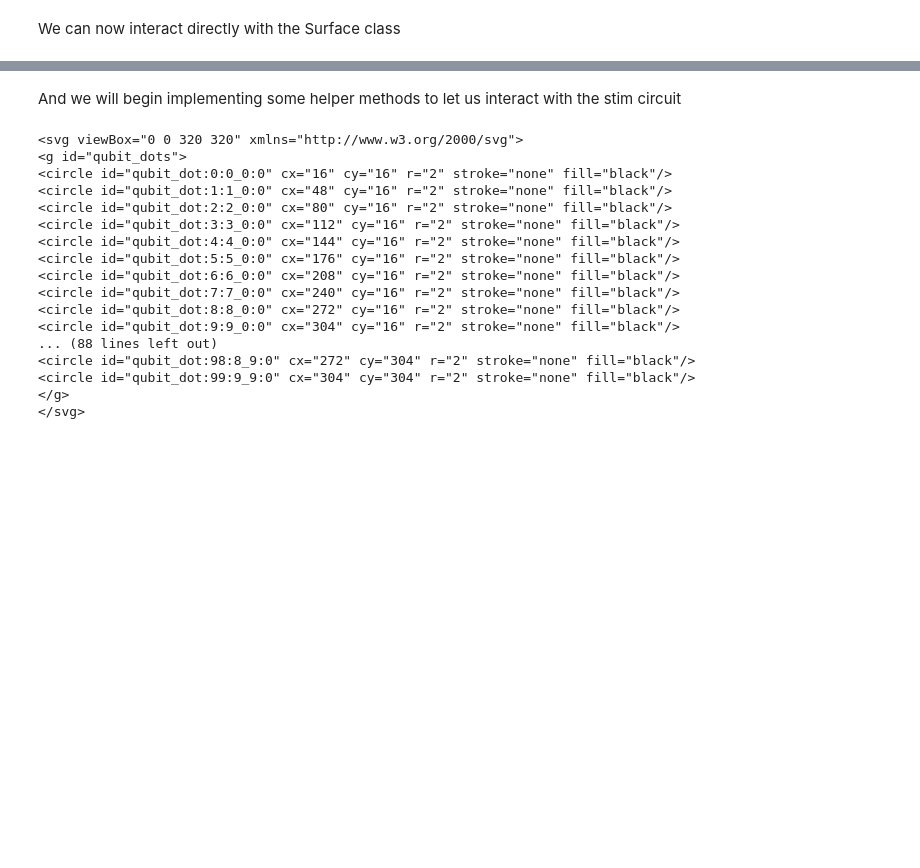
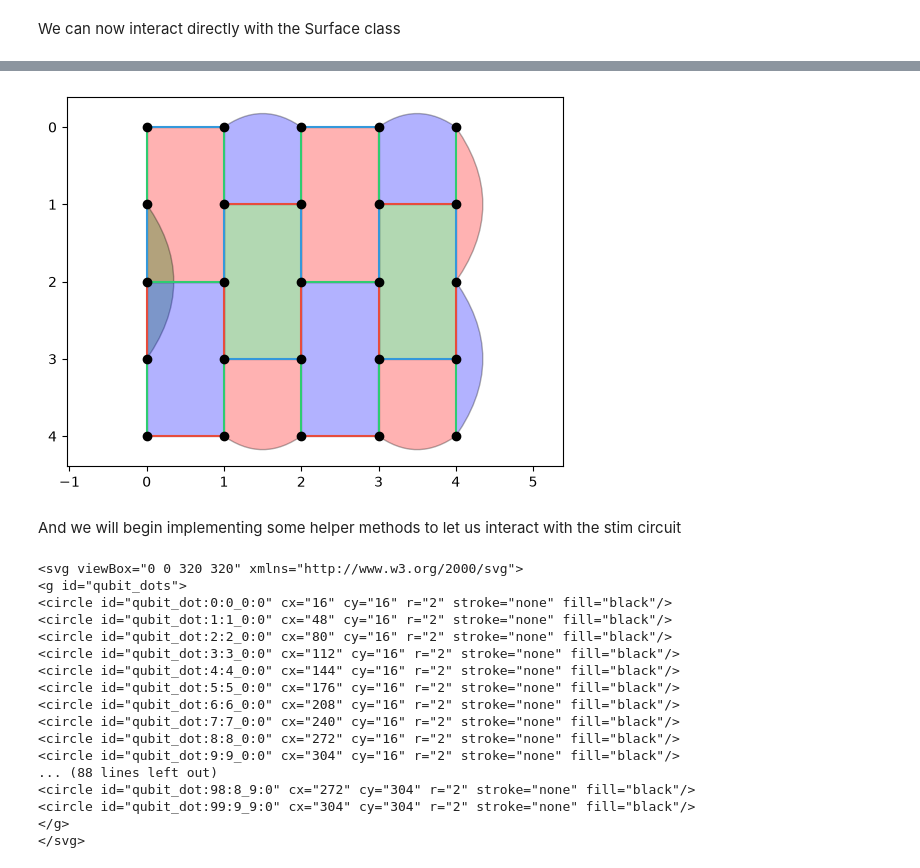
Before and after one commit to OliverRedhead/Floquet-Codes-Preparing-Magic-States, a Jupyter notebook: CSS_honeycomb/testing/hex_lattice_testing.ipynb, the cells around one changed output, grey strips where cells are left out. Drawn from its saved outputs; the diff is of its cells as text; code cells hidden in the pictures; blank space fills up the shorter version.

```diff
--- a/CSS_honeycomb/testing/hex_lattice_testing.ipynb
+++ b/CSS_honeycomb/testing/hex_lattice_testing.ipynb
@@ -252,3 +252,8 @@ s.plot_surface(coordinates='hex')
+# %%
+s = Surface(5, 5)
+s.plot_surface()
+# %% [output]
+[figure, added]
 # %% [markdown]
 And we will begin implementing some helper methods to let us interact with the stim circuit
 # %%
```
Also changed, not shown: parts of 4 cells of this notebook, 3 other files.
